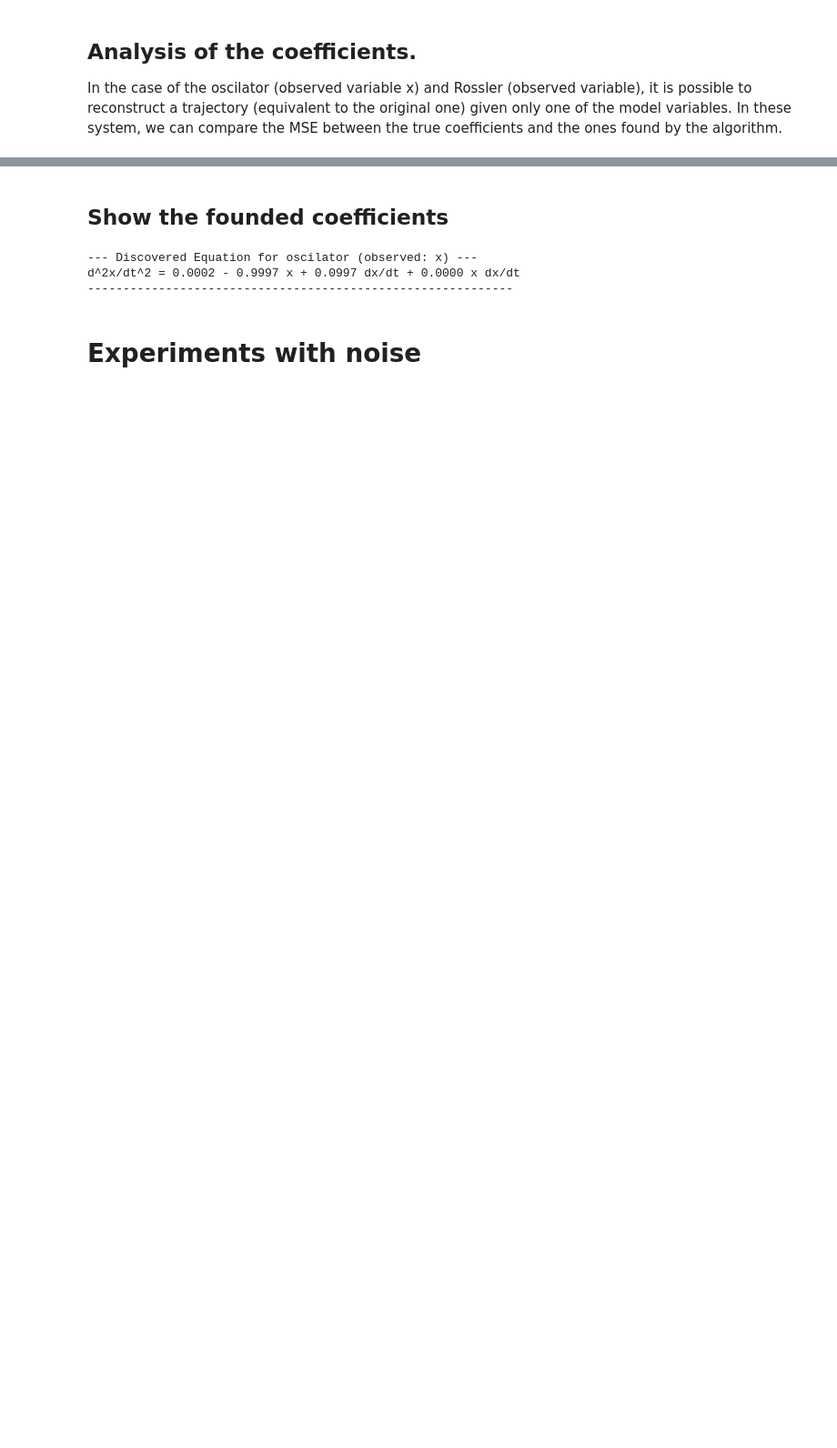
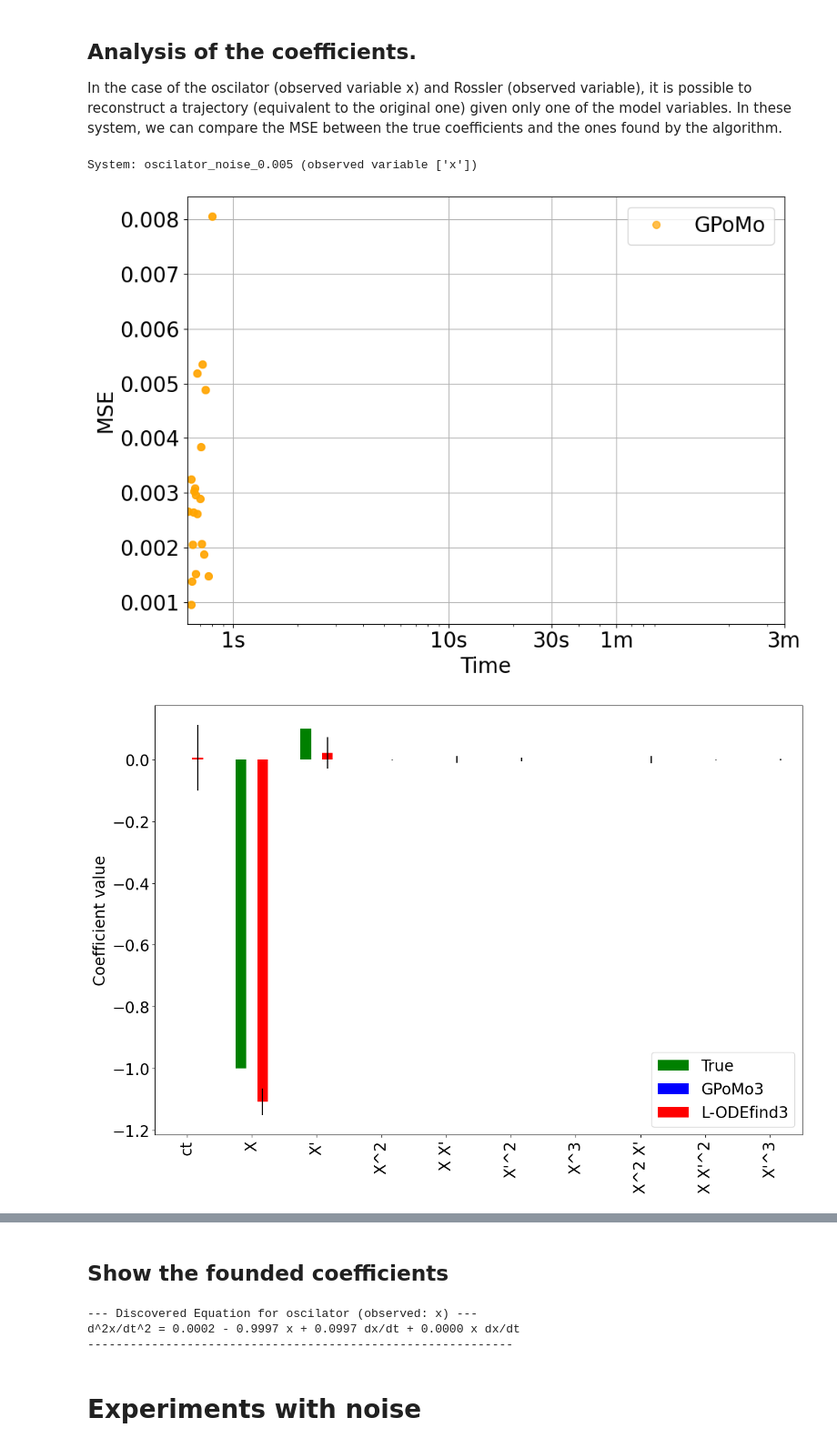
Before and after one commit to BenjaminisCoding/L-ODEfind, a Jupyter notebook: examples/hidden_variables_experiments.ipynb, the cells around one changed output, grey strips where cells are left out. Shown at 91% size. Drawn from its saved outputs; the diff is of its cells as text; code cells hidden in the pictures; blank space fills up the shorter version.

```diff
--- a/examples/hidden_variables_experiments.ipynb
+++ b/examples/hidden_variables_experiments.ipynb
@@ -189,4 +232,28 @@ fully_obs = False
 # var_name = 'Y'
 # d = 3
 # fully_obs = False
+# %%
+system = f'oscilator_noise_{noise_level}'
+results_folder = 'oscilator_'+'_'.join(obs_vars) + '_Odefind' +f'/noise={noise_level}'
+
+df_mse_odefind, coeffs_odefind = compare_coeffs(original_data=system, results_folder=results_folder,
+                                                var_name=var_name, d=d, fully_obs=fully_obs)
+
+df_mse_gpomo, coeffs_gpomo = df_mse_odefind.copy(), coeffs_odefind.copy()
+
+plot_mse_time(pd.concat([df_mse_gpomo, df_mse_odefind]), system+'_'+'_'.join(obs_vars))
+# plot_mse_time(df_mse_odefind, system+'_'+'_'.join(obs_vars))
+
+
+if not fully_obs:
+    coeffs = pd.concat([coeffs_gpomo, coeffs_odefind], axis=1)
+    # coeffs = coeffs_odefind
+    coeffs = coeffs.loc[:, ~coeffs.columns.duplicated()]
+    plot_coeffs(coeffs, system+'_'+'_'.join(obs_vars), var_name, d)
+
+print(f'System: {system} (observed variable {obs_vars})')
+# %% [output]
+System: oscilator_noise_0.005 (observed variable ['x'])
+[figure, added]
+[figure, added]
 # %%
```
Also changed, not shown: parts of 20 cells of this notebook, 4 other files.
